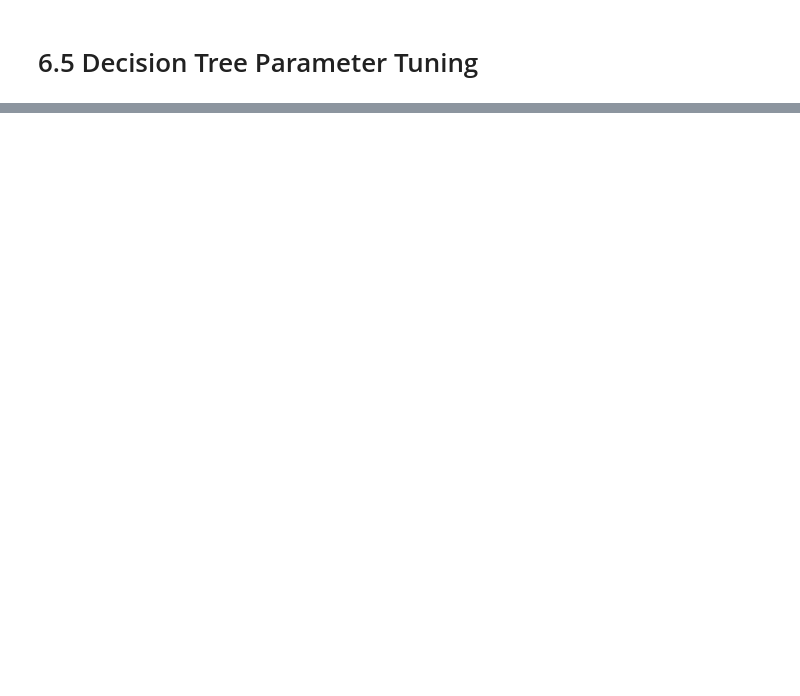
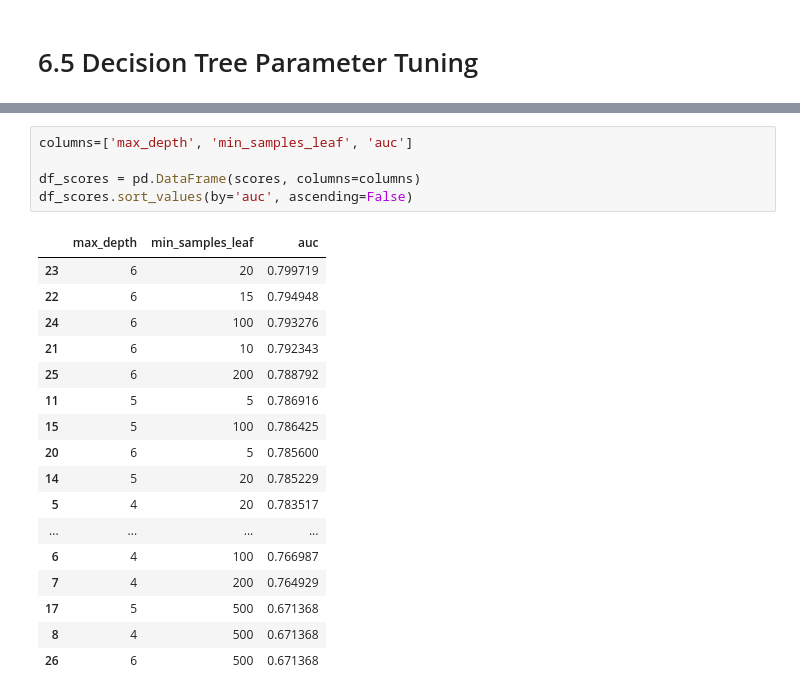
Before and after one commit to darrylljk/ml-zc, a Jupyter notebook: ml-zc/week-6-decision-trees/credit-risk-scoring.ipynb, the cells around one changed output, grey strips where cells are left out. Drawn from its saved outputs; the diff is of its cells as text; blank space fills up the shorter version.

```diff
--- a/ml-zc/week-6-decision-trees/credit-risk-scoring.ipynb
+++ b/ml-zc/week-6-decision-trees/credit-risk-scoring.ipynb
@@ -428,0 +578,23 @@ df_example.sort_values('debt')
+# %%
+columns=['max_depth', 'min_samples_leaf', 'auc']
+
+df_scores = pd.DataFrame(scores, columns=columns)
+df_scores.sort_values(by='auc', ascending=False)
+# %% [output]
+|  | max_depth | min_samples_leaf | auc |
+| 23 | 6 | 20 | 0.799719 |
+| 22 | 6 | 15 | 0.794948 |
+| 24 | 6 | 100 | 0.793276 |
+| 21 | 6 | 10 | 0.792343 |
+| 25 | 6 | 200 | 0.788792 |
+| 11 | 5 | 5 | 0.786916 |
+| 15 | 5 | 100 | 0.786425 |
+| 20 | 6 | 5 | 0.785600 |
+| 14 | 5 | 20 | 0.785229 |
+| 5 | 4 | 20 | 0.783517 |
+| ... | ... | ... | ... |
+| 6 | 4 | 100 | 0.766987 |
+| 7 | 4 | 200 | 0.764929 |
+| 17 | 5 | 500 | 0.671368 |
+| 8 | 4 | 500 | 0.671368 |
+| 26 | 6 | 500 | 0.671368 |
```
Also changed, not shown: parts of 20 cells of this notebook.
